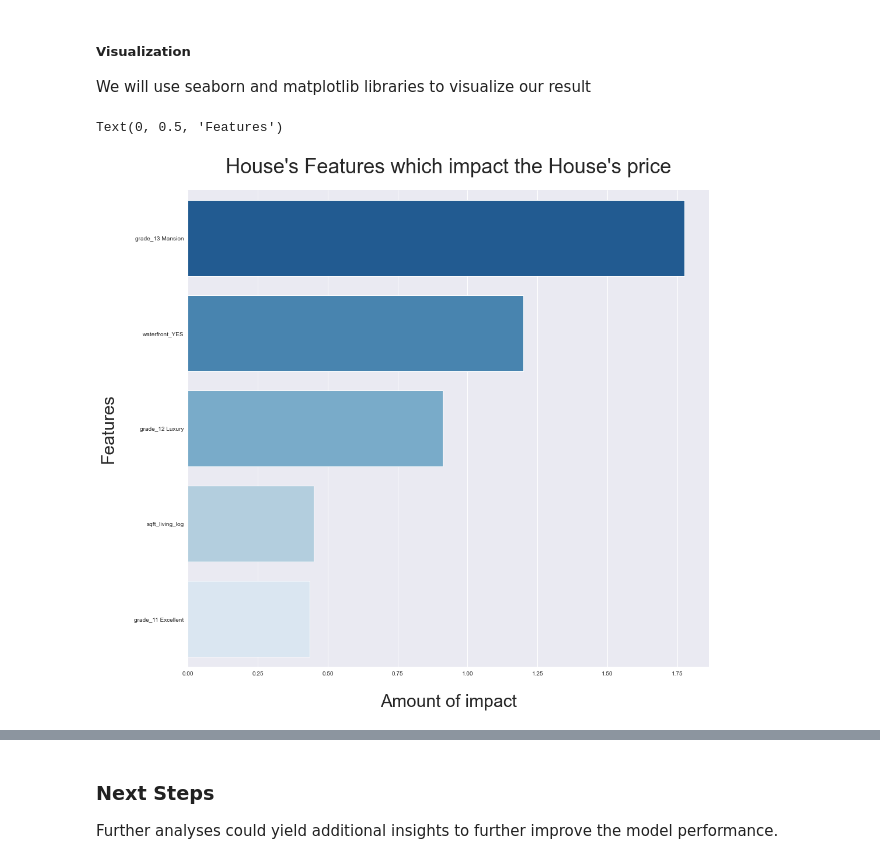
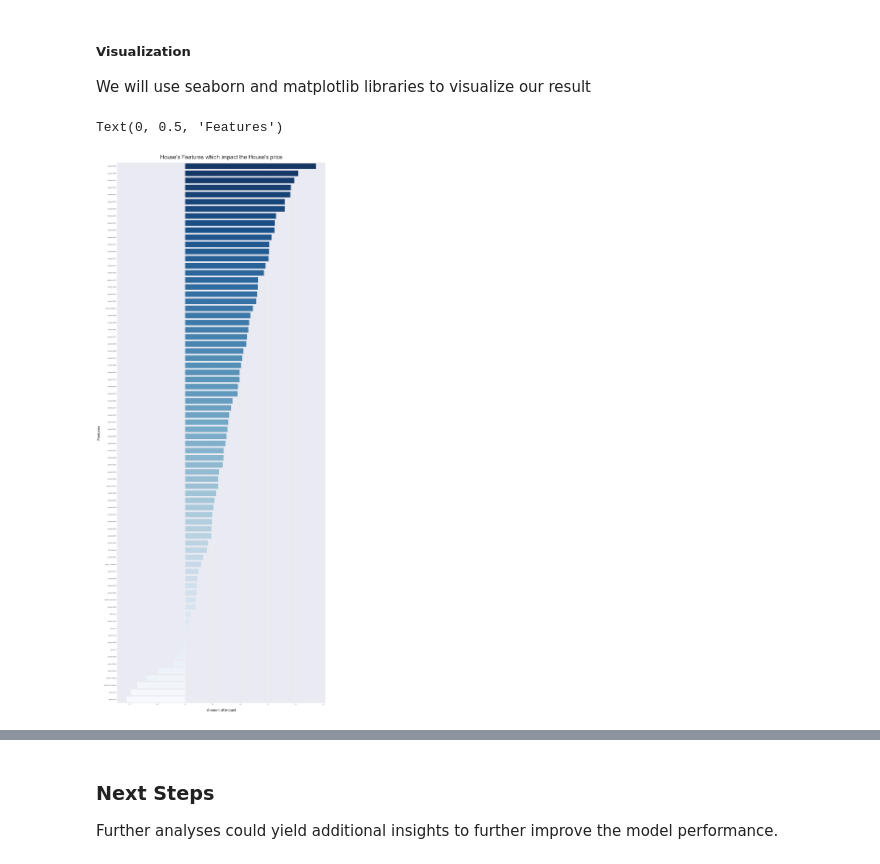
Before and after one commit to maysasaad/dsc-phase-2-project-v2-3, a Jupyter notebook: student.ipynb, the cells around one changed output, grey strips where cells are left out. Cells and saved outputs as stored; diff of their text form; code cells hidden in the pictures.

```diff
--- a/student.ipynb
+++ b/student.ipynb
@@ -234,7 +263,7 @@ Now, pick 6 categorical variables and plot them against Price with a bar graph f
 # %%
-fig, axes = plt.subplots(nrows=1, ncols=4, figsize=(12,9), sharey=True)
+fig, axes = plt.subplots(nrows=1, ncols=5, figsize=(12,10), sharey=True)
 
-categoricals = ['waterfront','grade','condition',"floors"]
+categoricals = ['waterfront','grade','condition',"floors","zipcode"]
 
 for col, ax in zip(categoricals, axes.flatten()):
     (house.groupby(col)               # group values together by column of interest
@@ -277,5 +305,5 @@ dummies
 # %%
 # Drop the categoricals variables from the house data frame
-house_preprocessed = house.drop(['waterfront','grade','condition',"floors"], axis=1)
+house_preprocessed = house.drop(['waterfront','grade','condition',"floors","zipcode"], axis=1)
 # %% [markdown]
 #### Combine Categorical and Continuous Features
@@ -795,5 +805,8 @@ print(vif_data)
 # %%
-bad_feature = ["condition_Fair","condition_Poor","grade_3 Poor","floors_3.5","bathrooms"]
+bad_feature = ["condition_Fair","condition_Poor","grade_3 Poor","floors_3.5","floors_1.5","bathrooms","zipcode_98002",
+               "zipcode_98003","zipcode_98022","zipcode_98030","zipcode_98031",
+               "zipcode_98032","zipcode_98042","zipcode_98188",
+               "zipcode_98198"]
 # %% [markdown]
 We will remove these bad features from our X_train and X_test for second model to prepear the data set for next model.
 # %%
@@ -1147,3 +1169,5 @@ bad_feature2 = ["floors_3.0"]
+# %%
+bad_feature2 = ["floors_2.5","zipcode_98168"]
 # %% [markdown]
 ### Model4 : Final model
 # %% [markdown]
@@ -1527,19 +1511,19 @@ top5_Coefficients
 We will use seaborn and matplotlib libraries to visualize our result
 # %%
 # set the figure size
-fig, ax = plt.subplots(figsize=(16,15))
+fig, ax = plt.subplots(figsize=(30,80))
 # set the plot style
 sns.set(style = "darkgrid")
 # set the font size
-#sns.set(font_scale = 5)
+sns.set(font_scale = 5)
 
 # Create bars
-data = top5_Coefficients
-sns.barplot(x = top5_Coefficients[0], y =top5_Coefficients.index , orient='h',palette="Blues_r")
+data = forth_model_df
+sns.barplot(x = forth_model_df[0], y = forth_model_df.index , orient='h',palette="Blues_r")
 # Add title and axis names
-plt.title("House's Features which impact the House's price",pad=30,fontsize=35)
+plt.title("House's Features which impact the House's price",pad=30,fontsize=45)
 plt.xlabel('Amount of impact',labelpad=30,fontsize=30 )
 plt.ylabel('Features',labelpad=30,fontsize=30)
 # %% [output]
 Text(0, 0.5, 'Features')
-[figure, old version]
+[figure, new version]
```
Also changed, not shown: parts of 112 cells of this notebook, 5 other files.
